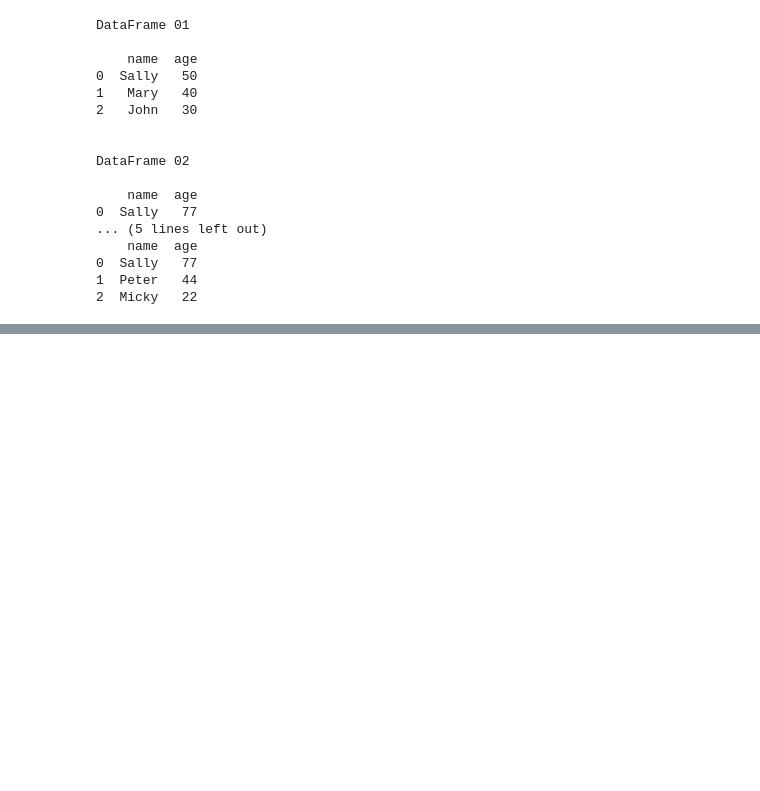
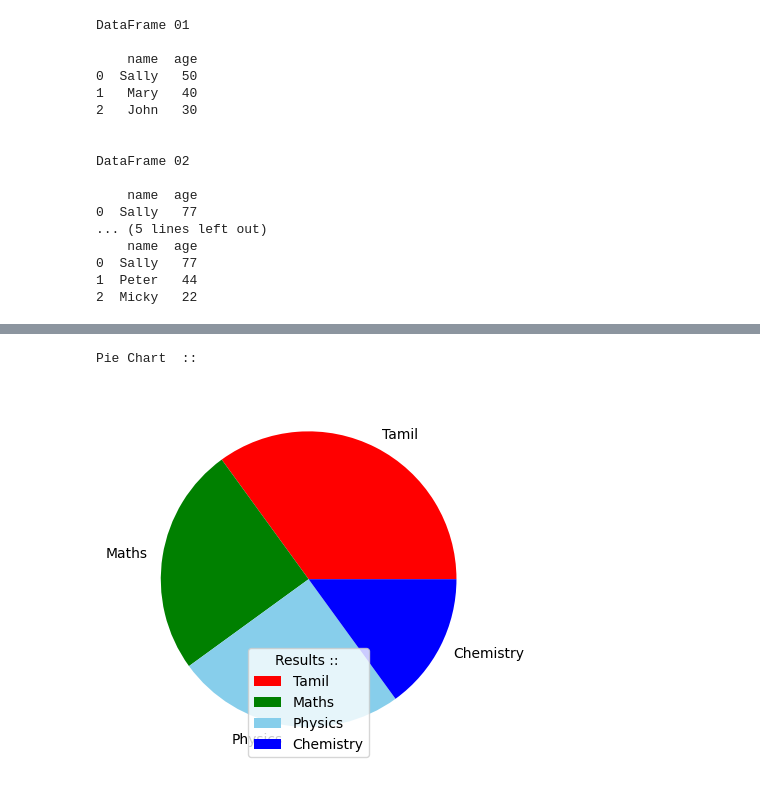
Before and after one commit to sridhar51120/ML-Practices-Code, a Jupyter notebook: Untitled12.ipynb, the cells around one changed output, grey strips where cells are left out. Cells and saved outputs as stored; diff of their text form; code cells hidden in the pictures; blank space fills up the shorter version.

```diff
--- a/Untitled12.ipynb
+++ b/Untitled12.ipynb
@@ -700,0 +742,25 @@ DataFrame 02
+# %%
+# Pie Charts
+
+ypoints = np.array([35, 25, 25, 15])
+label = ['Tamil','Maths','Physics','Chemistry']
+Colors = ['r','green','skyblue','blue']
+"""
+Colors -->
+    'r' - Red
+    'g' - Green
+    'b' - Blue
+    'c' - Cyan
+    'm' - Magenta
+    'y' - Yellow
+    'k' - Black
+    'w' - White
+
+"""
+plt.pie(ypoints,labels=label,colors = Colors)
+plt.legend(title = "Results :: ")
+print("Pie Chart  :: ")
+plt.show()
+# %% [output]
+Pie Chart  ::
+[figure, added]
```
Also changed, not shown: parts of 17 cells of this notebook.
